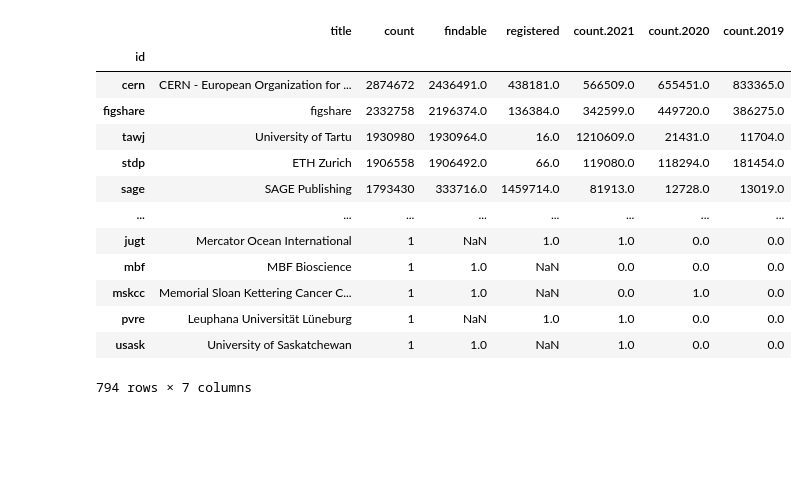
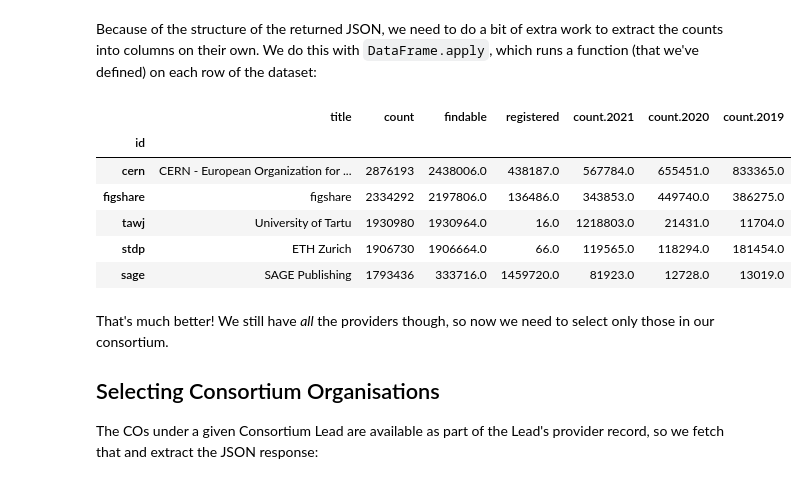
Before and after one commit to britishlibrary/datacite-automation, a Jupyter notebook: Statistics/BL Consortium Org usage.ipynb, the cells around one changed output. Cells and saved outputs as stored; diff of their text form; code cells hidden in the pictures; blank space fills up the shorter version.

```diff
--- a/Statistics/BL Consortium Org usage.ipynb
+++ b/Statistics/BL Consortium Org usage.ipynb
@@ -10,0 +23,2 @@ cl = httpx.Client(
+# %%
+pd.set_option('display.max_rows', 120)
@@ -10,0 +33,5 @@ cl = httpx.Client(
+# %%
+client = httpx.AsyncClient(
+    timeout=httpx.Timeout(5.0, read=60.0),
+    limits=httpx.Limits(max_keepalive_connections=5, max_connections=10),
+)
@@ -11,6 +42,7 @@ cl = httpx.Client(
 # %%
-r = cl.get(f"{API_BASE}/providers/totals")
+r = await client.get(f"{API_BASE}/providers/totals")
 r.raise_for_status()
 totals_data = r.json()
 totals = pd.json_normalize(totals_data) \
     .set_index('id')
+totals.head()
@@ -17,29 +57,30 @@ totals = pd.json_normalize(totals_data) \
+# %% [markdown]
+Because of the structure of the returned JSON, we need to do a bit of extra work to extract the counts into columns on their own. We do this with `DataFrame.apply`, which runs a function (that we've defined) on each row of the dataset:
 # %%
 def extract_counts(row):
     result = {}
     for st in row.states:
         result[st['id']] = st['count']
     for period in ['this_year', 'last_year', 'two_years_ago']:
         data = row['temporal.' + period][0]
         result['count.' + data['id']] = data['count']
 
     return result
 
 totals = totals[['title', 'count']].join(totals.apply(extract_counts, axis=1, result_type='expand'))
-totals
+totals.head()
 # %% [output]
 |  | title | count | findable | registered | count.2021 | count.2020 | count.2019 |
 | id |  |  |  |  |  |  |  |
-| cern | CERN - European Organization for ... | 2874672 | 2436491.0 | 438181.0 | 566509.0 | 655451.0 | 833365.0 |
-| figshare | figshare | 2332758 | 2196374.0 | 136384.0 | 342599.0 | 449720.0 | 386275.0 |
-| tawj | University of Tartu | 1930980 | 1930964.0 | 16.0 | 1210609.0 | 21431.0 | 11704.0 |
-| stdp | ETH Zurich | 1906558 | 1906492.0 | 66.0 | 119080.0 | 118294.0 | 181454.0 |
-| sage | SAGE Publishing | 1793430 | 333716.0 | 1459714.0 | 81913.0 | 12728.0 | 13019.0 |
-| ... | ... | ... | ... | ... | ... | ... | ... |
-| jugt | Mercator Ocean International | 1 | NaN | 1.0 | 1.0 | 0.0 | 0.0 |
-| mbf | MBF Bioscience | 1 | 1.0 | NaN | 0.0 | 0.0 | 0.0 |
-| mskcc | Memorial Sloan Kettering Cancer C... | 1 | 1.0 | NaN | 0.0 | 1.0 | 0.0 |
-| pvre | Leuphana Universität Lüneburg | 1 | NaN | 1.0 | 1.0 | 0.0 | 0.0 |
-| usask | University of Saskatchewan | 1 | 1.0 | NaN | 1.0 | 0.0 | 0.0 |
+| cern | CERN - European Organization for ... | 2876193 | 2438006.0 | 438187.0 | 567784.0 | 655451.0 | 833365.0 |
+| figshare | figshare | 2334292 | 2197806.0 | 136486.0 | 343853.0 | 449740.0 | 386275.0 |
+| tawj | University of Tartu | 1930980 | 1930964.0 | 16.0 | 1218803.0 | 21431.0 | 11704.0 |
+| stdp | ETH Zurich | 1906730 | 1906664.0 | 66.0 | 119565.0 | 118294.0 | 181454.0 |
+| sage | SAGE Publishing | 1793436 | 333716.0 | 1459720.0 | 81923.0 | 12728.0 | 13019.0 |
-794 rows × 7 columns
+# %% [markdown]
+That's much better! We still have *all* the providers though, so now we need to select only those in our consortium.
+
+## Selecting Consortium Organisations
+
+The COs under a given Consortium Lead are available as part of the Lead's provider record, so we fetch that and extract the JSON response:
 # %%
```
Also changed, not shown: parts of 22 cells of this notebook, 1 other file.
